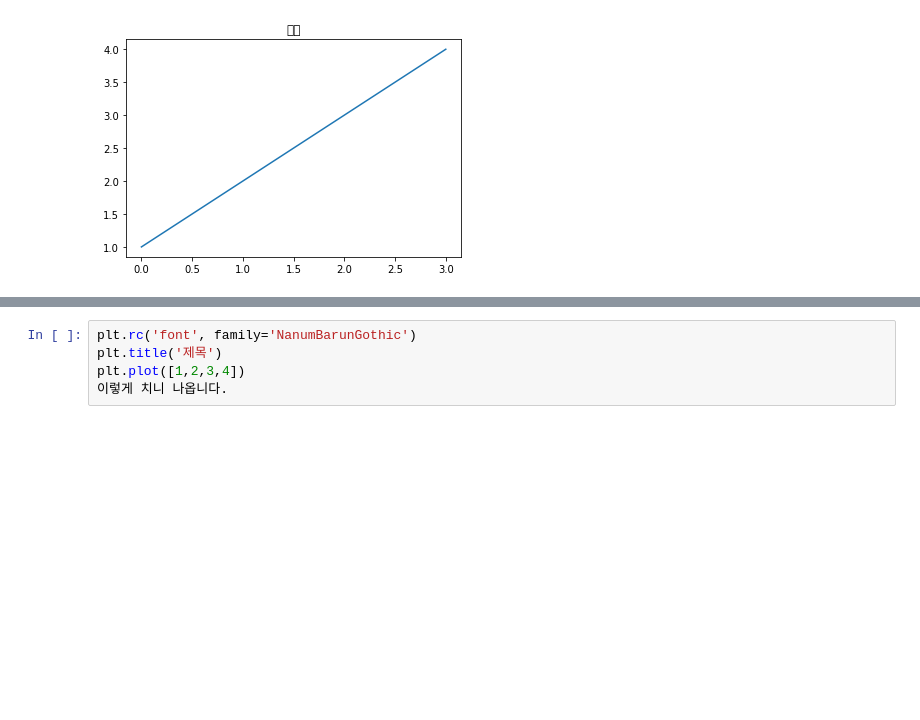
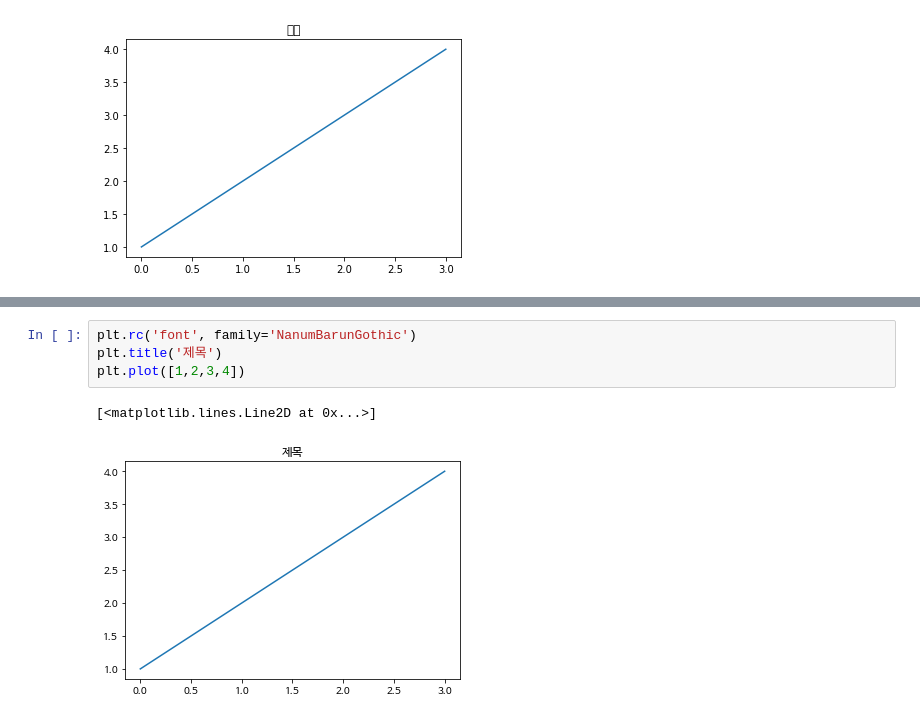
Before and after one commit to kimberlyydanij/python_demo, a Jupyter notebook: python_23_matplotlib.ipynb, the cells around one changed output, grey strips where cells are left out. Cells and saved outputs as stored; diff of their text form; blank space fills up the shorter version.

```diff
--- a/python_23_matplotlib.ipynb
+++ b/python_23_matplotlib.ipynb
@@ -105,5 +91,7 @@ fc-cache: succeeded
 # %%
 plt.rc('font', family='NanumBarunGothic')
 plt.title('제목')
 plt.plot([1,2,3,4])
-이렇게 치니 나옵니다.
+# %% [output]
+[<matplotlib.lines.Line2D at 0x...>]
+[figure, added]
```
Also changed, not shown: parts of 15 cells of this notebook.
